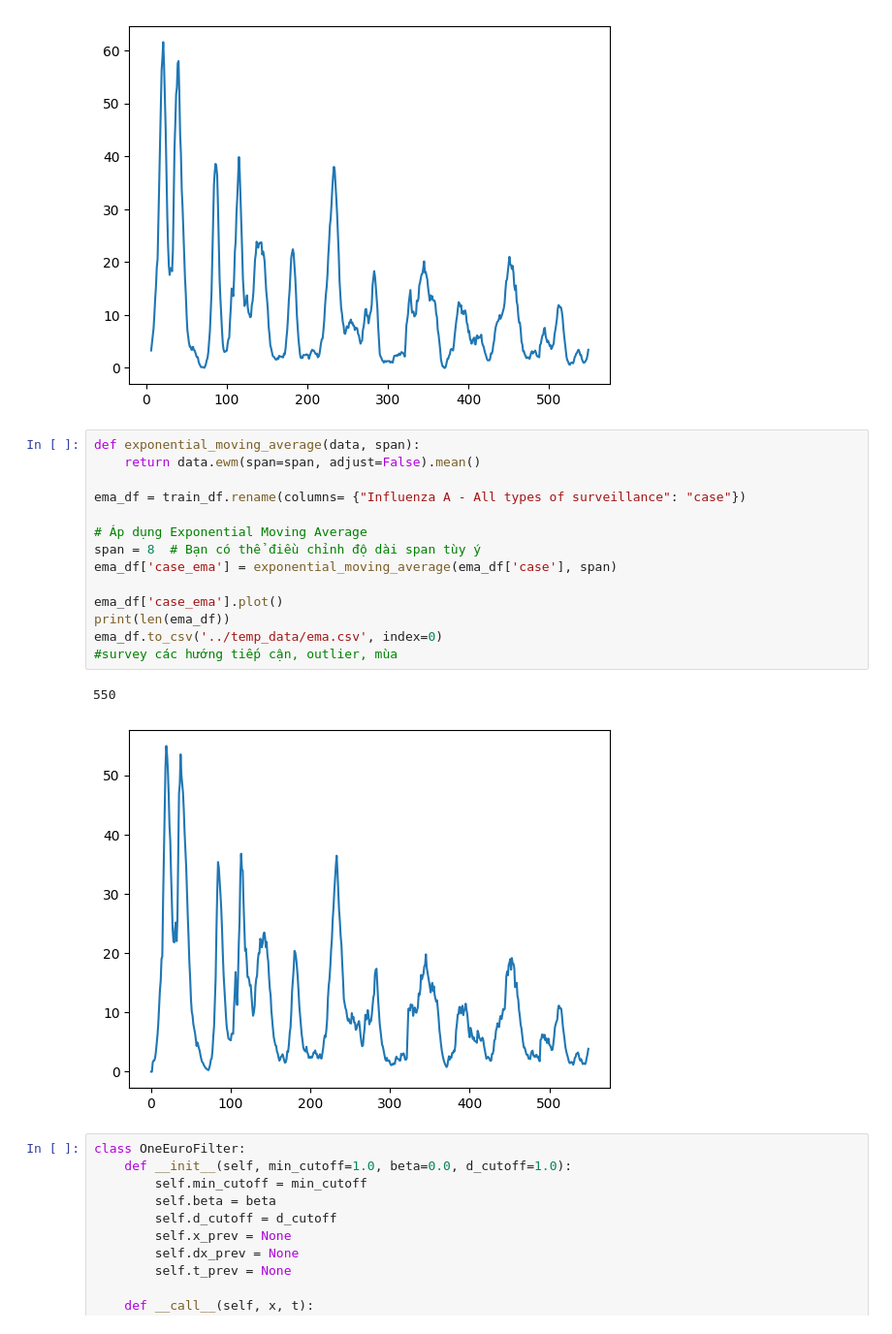
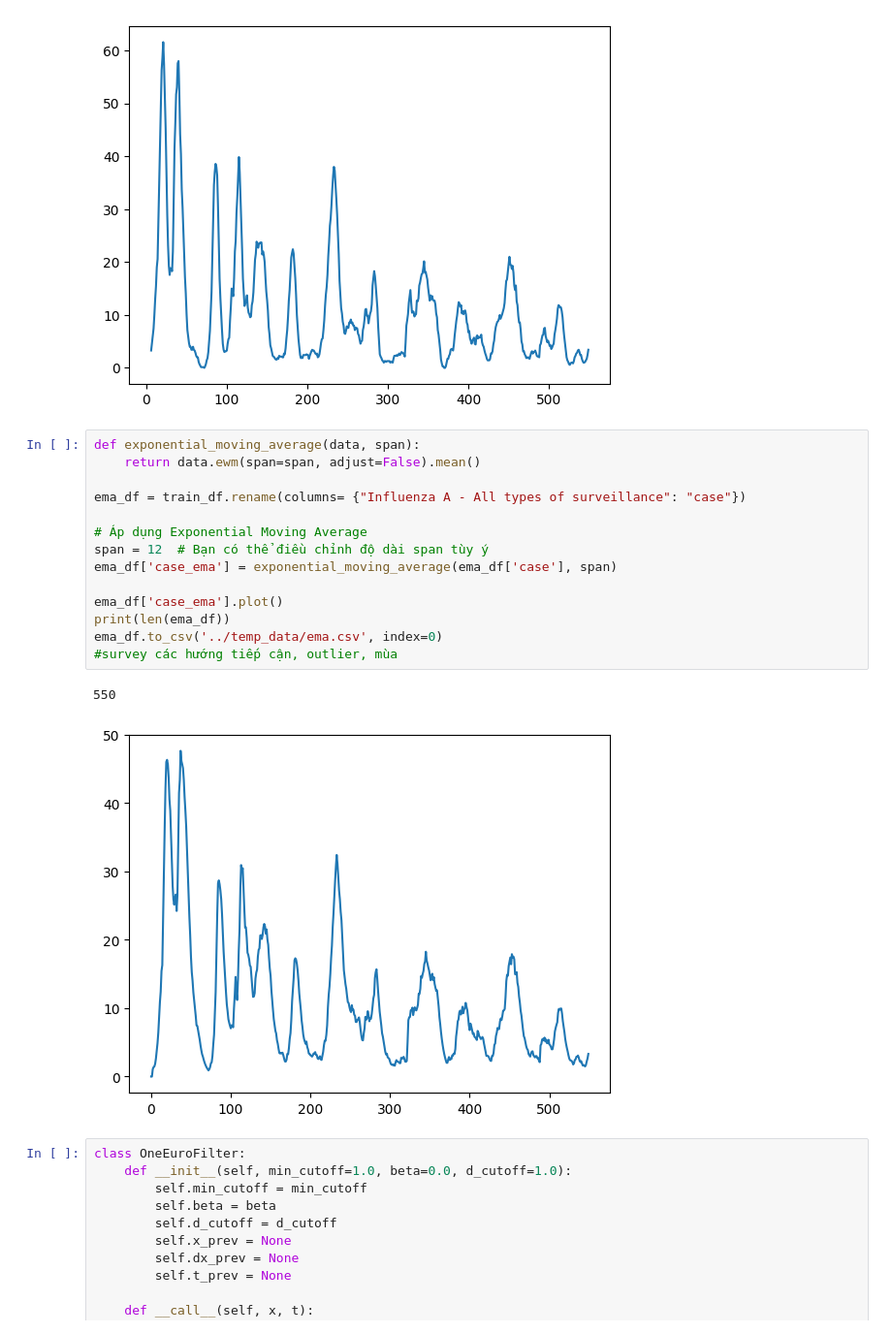
Before and after one commit to meonghiem/GR3, a Jupyter notebook: src/analysis.ipynb, the cells around one changed output. Shown at 97% size. Cells and saved outputs as stored; diff of their text form.

```diff
--- a/src/analysis.ipynb
+++ b/src/analysis.ipynb
@@ -81,20 +79,20 @@ print(len(zero_df))
 # %%
 def exponential_moving_average(data, span):
     return data.ewm(span=span, adjust=False).mean()
 
 ema_df = train_df.rename(columns= {"Influenza A - All types of surveillance": "case"})
 
 # Áp dụng Exponential Moving Average
-span = 8  # Bạn có thể điều chỉnh độ dài span tùy ý
+span = 12  # Bạn có thể điều chỉnh độ dài span tùy ý
 ema_df['case_ema'] = exponential_moving_average(ema_df['case'], span)
 
 ema_df['case_ema'].plot()
 print(len(ema_df))
 ema_df.to_csv('../temp_data/ema.csv', index=0)
 #survey các hướng tiếp cận, outlier, mùa
 # %% [output]
 550
-[figure, old version]
+[figure, new version]
 # %%
 class OneEuroFilter:
     def __init__(self, min_cutoff=1.0, beta=0.0, d_cutoff=1.0):
```
Also changed, not shown: parts of 1 cell of this notebook, 15 other files.
